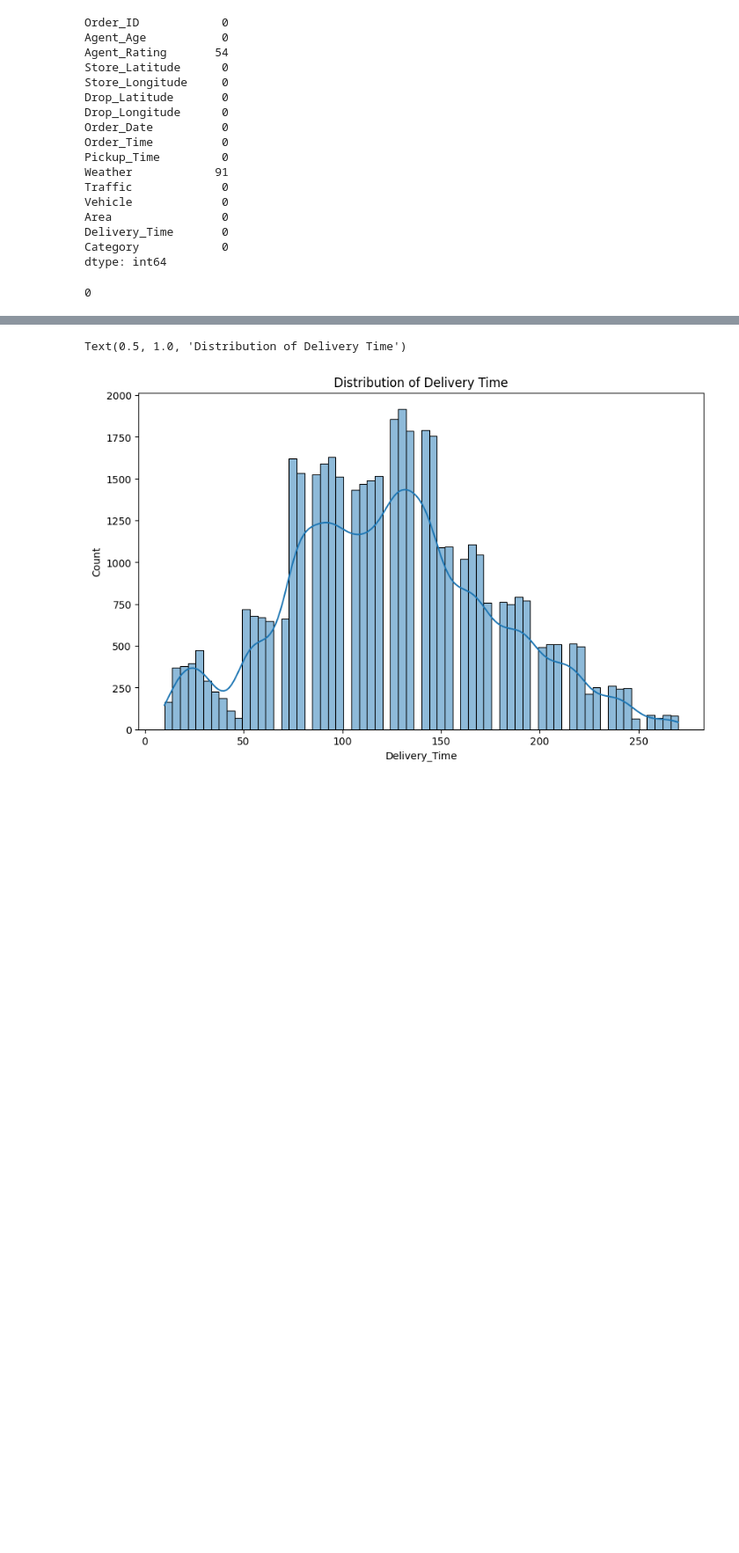
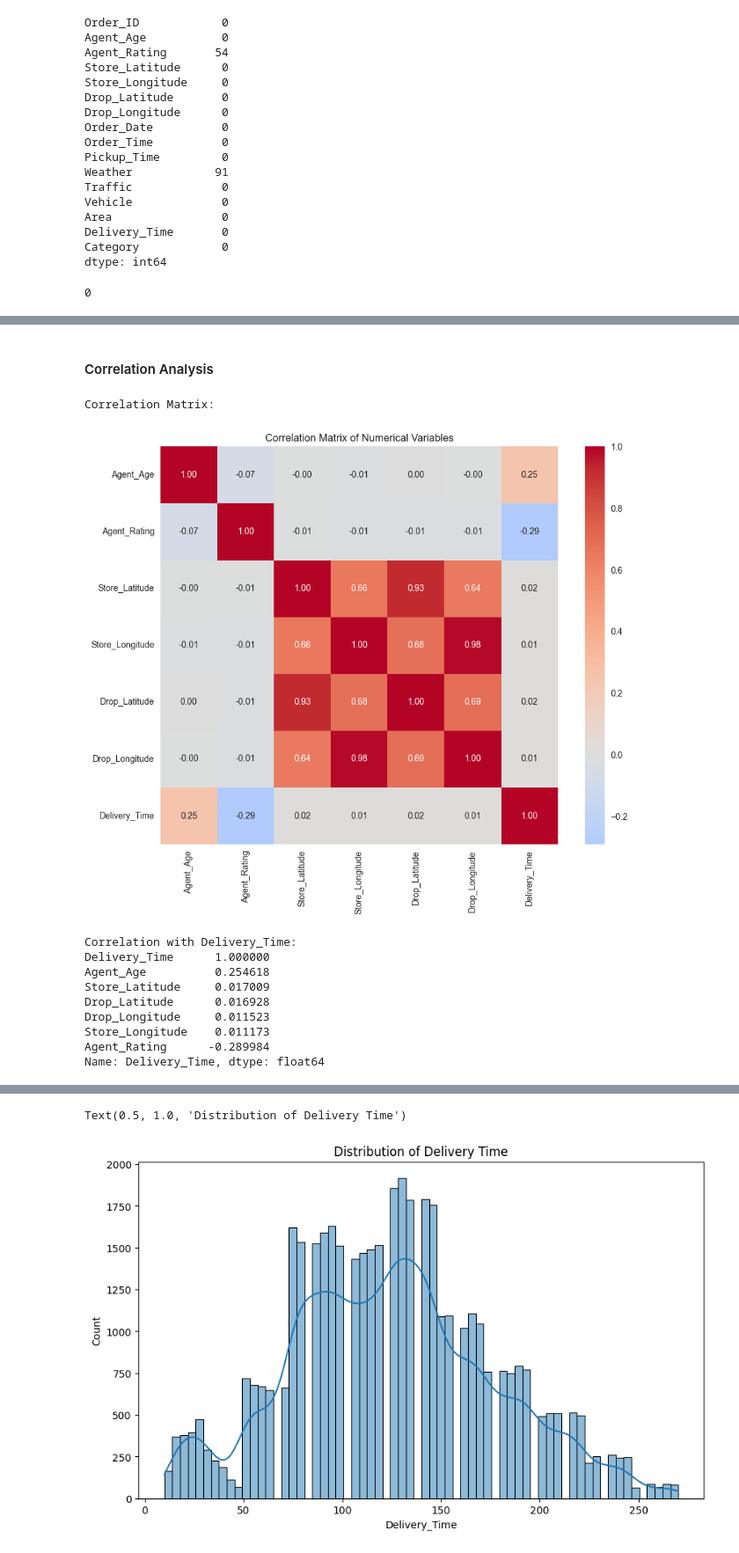
Before and after one commit to neha-dhananju/AmazonDeliveryTimePrediction, a Jupyter notebook: notebooks/EDA.ipynb, the cells around one changed output, grey strips where cells are left out. Shown at 88% size. Cells and saved outputs as stored; diff of their text form; code cells hidden in the pictures; blank space fills up the shorter version.

```diff
--- a/notebooks/EDA.ipynb
+++ b/notebooks/EDA.ipynb
@@ -106,0 +124,21 @@ data.duplicated().sum()
+# %%
+# Remove Order_ID from categorical (it's an identifier)
+if 'Order_ID' in categorical_cols:
+    categorical_cols.remove('Order_ID')
+
+# Check for low-cardinality numerical variables that should be categorical
+low_cardinality_numerical = []
+for col in numerical_cols:
+    if data[col].nunique() < 10 and col != 'Delivery_Time':  # Exclude target variable
+        low_cardinality_numerical.append(col)
+
+# Move them to categorical
+numerical_cols = [col for col in numerical_cols if col not in low_cardinality_numerical]
+categorical_cols.extend(low_cardinality_numerical)
+
+# DateTime columns
+datetime_cols = ['Order_Date', 'Order_Time', 'Pickup_Time']
+
+print(f"Numerical Variables: {numerical_cols}")
+print(f"Categorical Variables: {categorical_cols}")
+print(f"DateTime Variables: {datetime_cols}")
@@ -106,0 +208,28 @@ data.duplicated().sum()
+# %% [markdown]
+#### Correlation Analysis
+# %%
+# Correlation matrix
+print("Correlation Matrix:")
+plt.figure(figsize=(10, 8))
+correlation_matrix = data[numerical_cols].corr()
+sns.heatmap(correlation_matrix, annot=True, cmap='coolwarm', center=0, square=True, fmt='.2f')
+plt.title('Correlation Matrix of Numerical Variables')
+plt.tight_layout()
+plt.show()
+
+# Correlation with target variable
+print("Correlation with Delivery_Time:")
+correlation_with_target = data[numerical_cols].corr()['Delivery_Time'].sort_values(ascending=False)
+print(correlation_with_target)
+# %% [output]
+Correlation Matrix:
+[figure, added]
+Correlation with Delivery_Time:
+Delivery_Time      1.000000
+Agent_Age          0.254618
+Store_Latitude     0.017009
+Drop_Latitude      0.016928
+Drop_Longitude     0.011523
+Store_Longitude    0.011173
+Agent_Rating      -0.289984
+Name: Delivery_Time, dtype: float64
```
Also changed, not shown: parts of 10 cells of this notebook.
